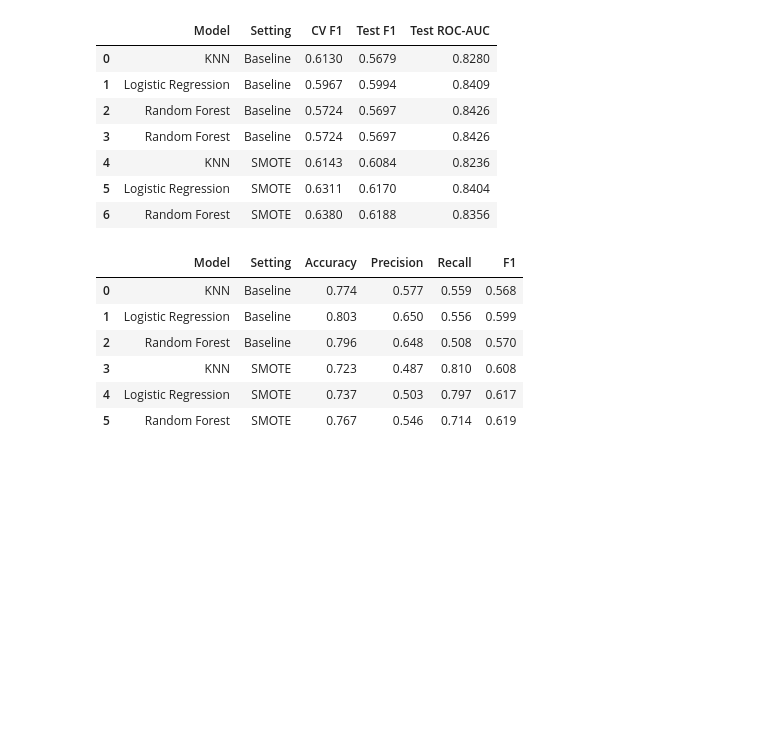
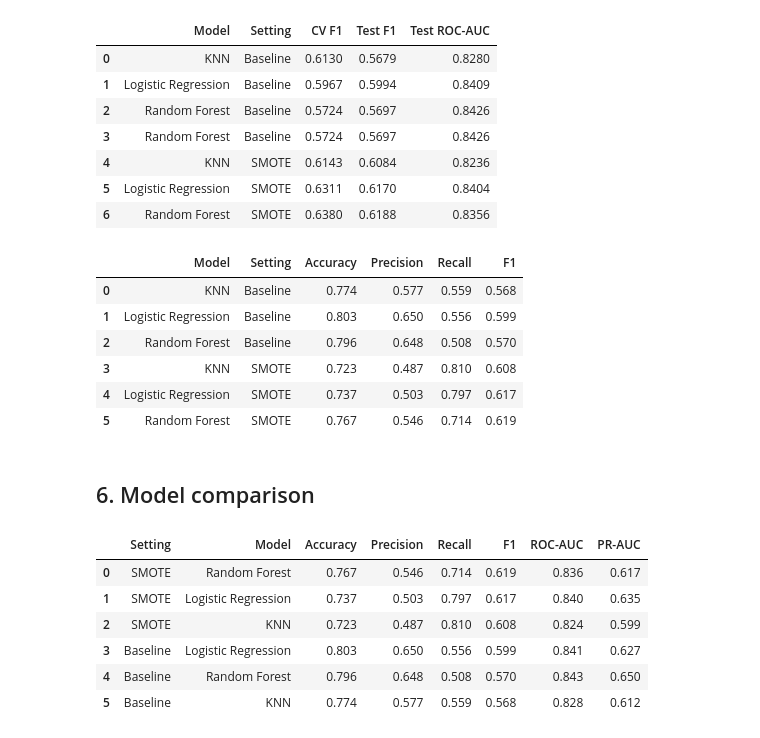
Before and after one commit to urmaneeshjayawardena/telco-churn, a Jupyter notebook: churn_classification.ipynb, the cells around one changed output. Saved outputs shown, nothing was run; the diff lists cells and outputs as text; code cells hidden in the pictures; blank space fills up the shorter version.

```diff
--- a/churn_classification.ipynb
+++ b/churn_classification.ipynb
@@ -594,3 +594,43 @@ compare
 | 3 | KNN | SMOTE | 0.723 | 0.487 | 0.810 | 0.608 |
 | 4 | Logistic Regression | SMOTE | 0.737 | 0.503 | 0.797 | 0.617 |
 | 5 | Random Forest | SMOTE | 0.767 | 0.546 | 0.714 | 0.619 |
+# %% [markdown]
+## 6. Model comparison
+# %%
+from sklearn.metrics import (accuracy_score, precision_score, recall_score,
+                             f1_score, roc_auc_score, average_precision_score)
+
+all_models = {
+    ("Baseline", "KNN"): knn_grid,
+    ("Baseline", "Logistic Regression"): lr_grid,
+    ("Baseline", "Random Forest"): rf_grid,
+    ("SMOTE", "KNN"): smote_grids["KNN"],
+    ("SMOTE", "Logistic Regression"): smote_grids["Logistic Regression"],
+    ("SMOTE", "Random Forest"): smote_grids["Random Forest"],
+}
+
+rows, probs = [], {}
+for (setting, name), gs in all_models.items():
+    yp = gs.predict(X_test)
+    ys = gs.predict_proba(X_test)[:, 1]
+    probs[(setting, name)] = ys
+    rows.append({
+        "Setting": setting, "Model": name,
+        "Accuracy": accuracy_score(y_test, yp),
+        "Precision": precision_score(y_test, yp),
+        "Recall": recall_score(y_test, yp),
+        "F1": f1_score(y_test, yp),
+        "ROC-AUC": roc_auc_score(y_test, ys),
+        "PR-AUC": average_precision_score(y_test, ys),
+    })
+
+final = pd.DataFrame(rows).round(3).sort_values("F1", ascending=False).reset_index(drop=True)
+final
+# %% [output]
+|  | Setting | Model | Accuracy | Precision | Recall | F1 | ROC-AUC | PR-AUC |
+| 0 | SMOTE | Random Forest | 0.767 | 0.546 | 0.714 | 0.619 | 0.836 | 0.617 |
+| 1 | SMOTE | Logistic Regression | 0.737 | 0.503 | 0.797 | 0.617 | 0.840 | 0.635 |
+| 2 | SMOTE | KNN | 0.723 | 0.487 | 0.810 | 0.608 | 0.824 | 0.599 |
+| 3 | Baseline | Logistic Regression | 0.803 | 0.650 | 0.556 | 0.599 | 0.841 | 0.627 |
+| 4 | Baseline | Random Forest | 0.796 | 0.648 | 0.508 | 0.570 | 0.843 | 0.650 |
+| 5 | Baseline | KNN | 0.774 | 0.577 | 0.559 | 0.568 | 0.828 | 0.612 |
```
Also changed, not shown: parts of 4 cells of this notebook, 3 other files.
